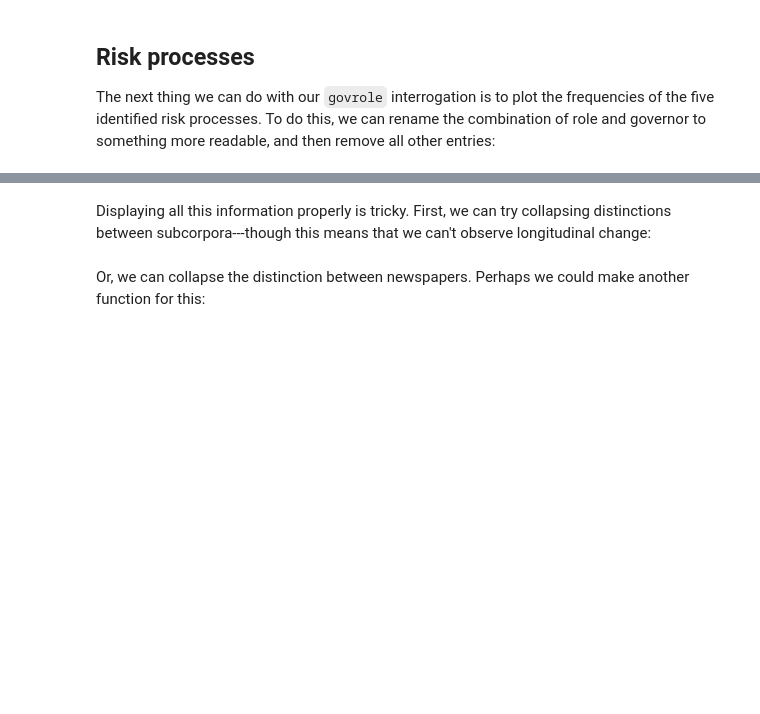
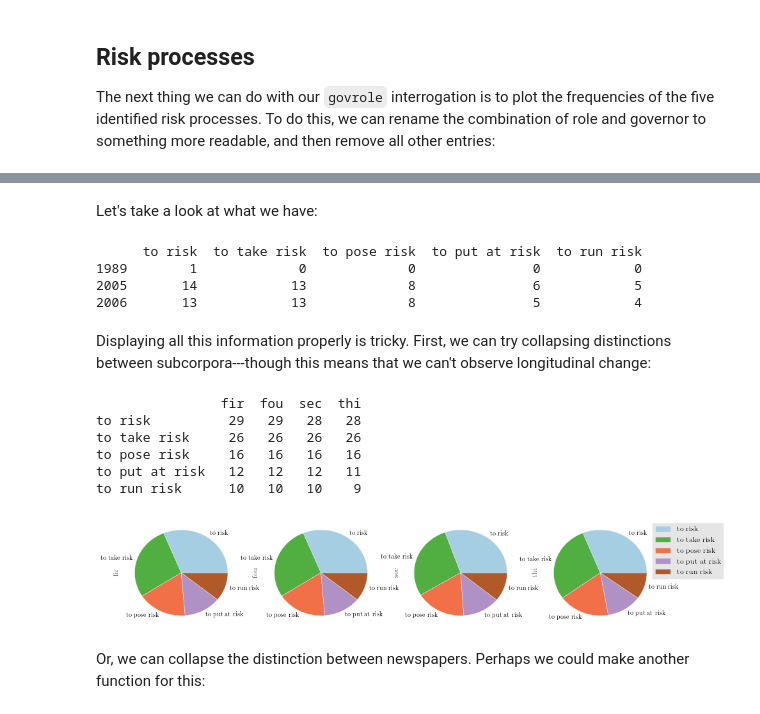
Before and after one commit to interrogator/risk, a Jupyter notebook: risk_comparison.ipynb, the cells around one changed output, grey strips where cells are left out. Saved outputs shown, nothing was run; the diff lists cells and outputs as text; code cells hidden in the pictures; blank space fills up the shorter version.

```diff
--- a/risk_comparison.ipynb
+++ b/risk_comparison.ipynb
@@ -212,4 +314,4 @@ Neat, eh? A problem with this kind of analysis of risk as process, however, is t
 One of our search options, 'governor', can distinguish between these accurately. The query below shows us the function of risk words, and the lemma form of their governor.
 # %%
 govrole = interrogator(all_corpora, 'g', riskword, lemmatise = True,
-                       dep_type = 'collapsed_ccprocessed', quicksave = '6_govrole')
+                       dep_type = 'collapsed-ccprocessed-dependencies', quicksave = '6_govrole')
@@ -233,9 +360,9 @@ syscopy = deepcopy(sysfunc)
 # for each corpus
 for k, v in syscopy.items():
     # calculate number to add to process count
-    add_to_proc = govrole[k].results[['dobj:run', 'dobj:take', 'dobj:pose', 'prep_at:put']].sum()
+    add_to_proc = govrole[k].results[['dobj:run', 'dobj:take', 'dobj:pose', 'prep_at:put']].sum(axis = 1)
     # calculate number to subtract from participant count
-    subtract_from_part = govrole[k].results[['dobj:run', 'dobj:take', 'dobj:pose']].sum()
+    subtract_from_part = govrole[k].results[['dobj:run', 'dobj:take', 'dobj:pose']].sum(axis = 1)
     # calculate number to subtract from modifier count
     subtract_from_mod = govrole[k].results['prep_at:put']
 
@@ -257,11 +400,11 @@ for name, data in syscopy.items():
 
 The next thing we can do with our `govrole` interrogation is to plot the frequencies of the five identified risk processes. To do this, we can rename the combination of role and governor to something more readable, and then remove all other entries:
 # %%
-renames = {'root:root': 'to risk',
-           'dobj:run': 'to run risk',
-           'dobj:take': 'to take risk',
-           'dobj:pose': 'to pose risk',
-           'prep_at:put': 'to put at risk'}
+renames = {'to risk': 'root:root',
+           'to run risk':'dobj:run',
+           'to take risk': 'dobj:take',
+           'to pose risk': 'dobj:pose',
+           'to put at risk': 'prep_at:put'}
 
 risk_processes = editor(govrole, replace_names = renames,
-                               just_entries = renames.values(), sort_by = 'total')
+                               just_entries = renames.keys(), sort_by = 'total')
@@ -268,2 +429,11 @@ risk_processes = editor(govrole, replace_names = renames,
+# %% [markdown]
+Let's take a look at what we have:
+# %%
+print risk_processes['thi'].results
+# %% [output]
+      to risk  to take risk  to pose risk  to put at risk  to run risk
+1989        1             0             0               0            0
+2005       14            13             8               6            5
+2006       13            13             8               5            4
 # %% [markdown]
 Displaying all this information properly is tricky. First, we can try collapsing distinctions between subcorpora---though this means that we can't observe longitudinal change:
@@ -273,5 +440,22 @@ risk_processes_c = editor(govrole, replace_names = renames, just_totals = True,
+# %%
+out = []
+for k, v in risk_processes.items():
+    data = v.results.sum(axis = 0)
+    data.name = k
+    out.append(data)
+collapsed_years = pd.concat(out, axis = 1)
+print collapsed_years
+# %% [output]
+                fir  fou  sec  thi
+to risk          29   29   28   28
+to take risk     26   26   26   26
+to pose risk     16   16   16   16
+to put at risk   12   12   12   11
+to run risk      10   10   10    9
 # %%
-plotter('Risk processes', risk_processes_c, kind = 'pie', subplots = True)
+plotter('Risk processes', collapsed_years, kind = 'pie', subplots = True, figsize = (15, 3))
+# %% [output]
+[figure, added]
 # %% [markdown]
 Or, we can collapse the distinction between newspapers. Perhaps we could make another function for this:
 # %%
```
Also changed, not shown: parts of 29 cells of this notebook.
